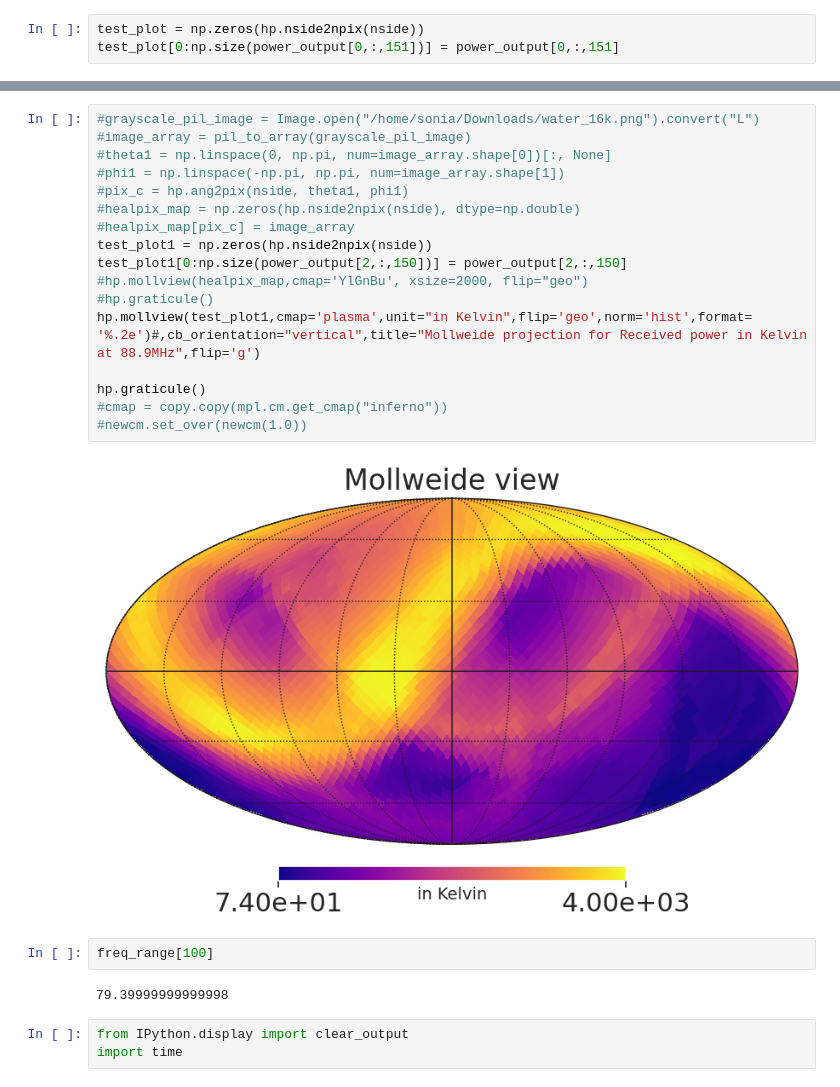
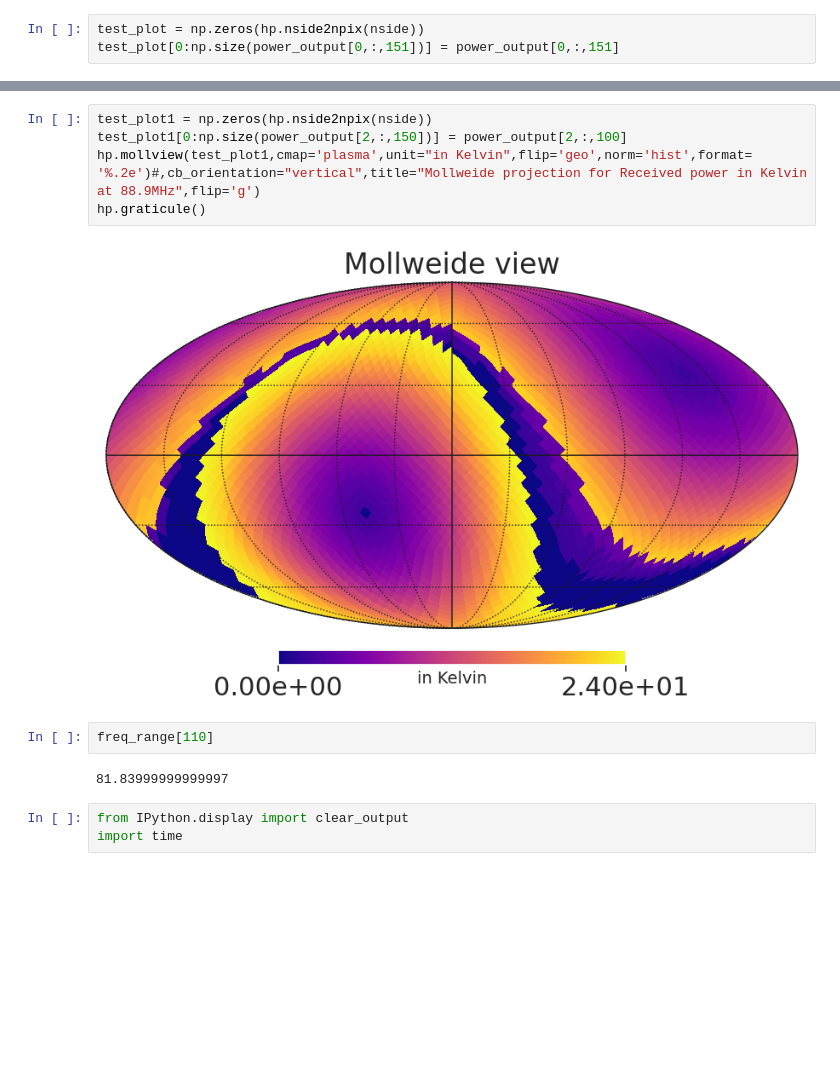
Before and after one commit to Bharatcs/rfi, a Jupyter notebook: Project/Clean version - Copy.ipynb, the cells around one changed output, grey strips where cells are left out. Drawn from its saved outputs; the diff is of its cells as text; blank space fills up the shorter version.

```diff
--- a/Project/Clean version - Copy.ipynb
+++ b/Project/Clean version - Copy.ipynb
@@ -455,26 +455,14 @@ plt.show()
 # %%
-#grayscale_pil_image = Image.open("/home/sonia/Downloads/water_16k.png").convert("L")
-#image_array = pil_to_array(grayscale_pil_image)
-#theta1 = np.linspace(0, np.pi, num=image_array.shape[0])[:, None]
-#phi1 = np.linspace(-np.pi, np.pi, num=image_array.shape[1])
-#pix_c = hp.ang2pix(nside, theta1, phi1)
-#healpix_map = np.zeros(hp.nside2npix(nside), dtype=np.double)
-#healpix_map[pix_c] = image_array
 test_plot1 = np.zeros(hp.nside2npix(nside))
-test_plot1[0:np.size(power_output[2,:,150])] = power_output[2,:,150]
-#hp.mollview(healpix_map,cmap='YlGnBu', xsize=2000, flip="geo")
-#hp.graticule()
+test_plot1[0:np.size(power_output[2,:,150])] = power_output[2,:,100]
 hp.mollview(test_plot1,cmap='plasma',unit="in Kelvin",flip='geo',norm='hist',format= '%.2e')#,cb_orientation="vertical",title="Mollweide projection for Received power in Kelvin at 88.9MHz",flip='g')
-
 hp.graticule()
-#cmap = copy.copy(mpl.cm.get_cmap("inferno"))
-#newcm.set_over(newcm(1.0))
 # %% [output]
-[figure, old version]
+[figure, new version]
 # %%
-freq_range[100]
+freq_range[110]
 # %% [output]
-79.39999999999998
+81.83999999999997
 # %%
 from IPython.display import clear_output
 import time
```
Also changed, not shown: parts of 1 cell of this notebook, 9 other files.
